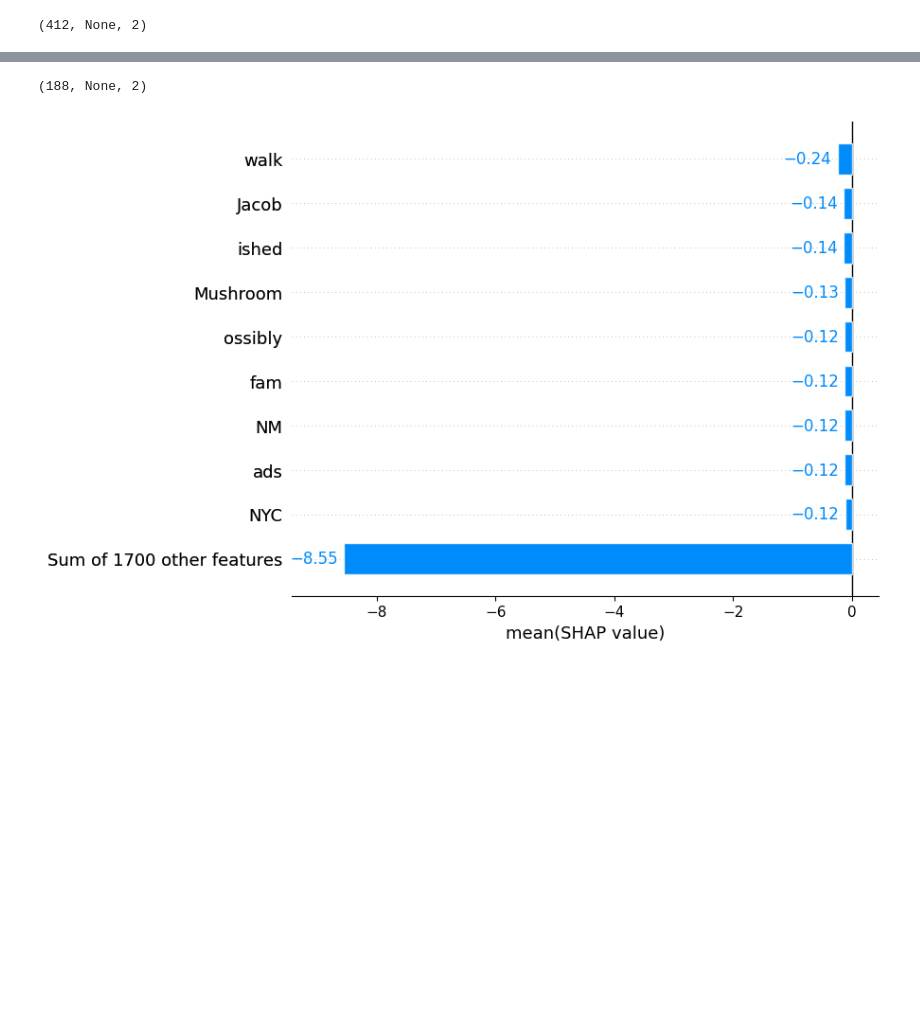
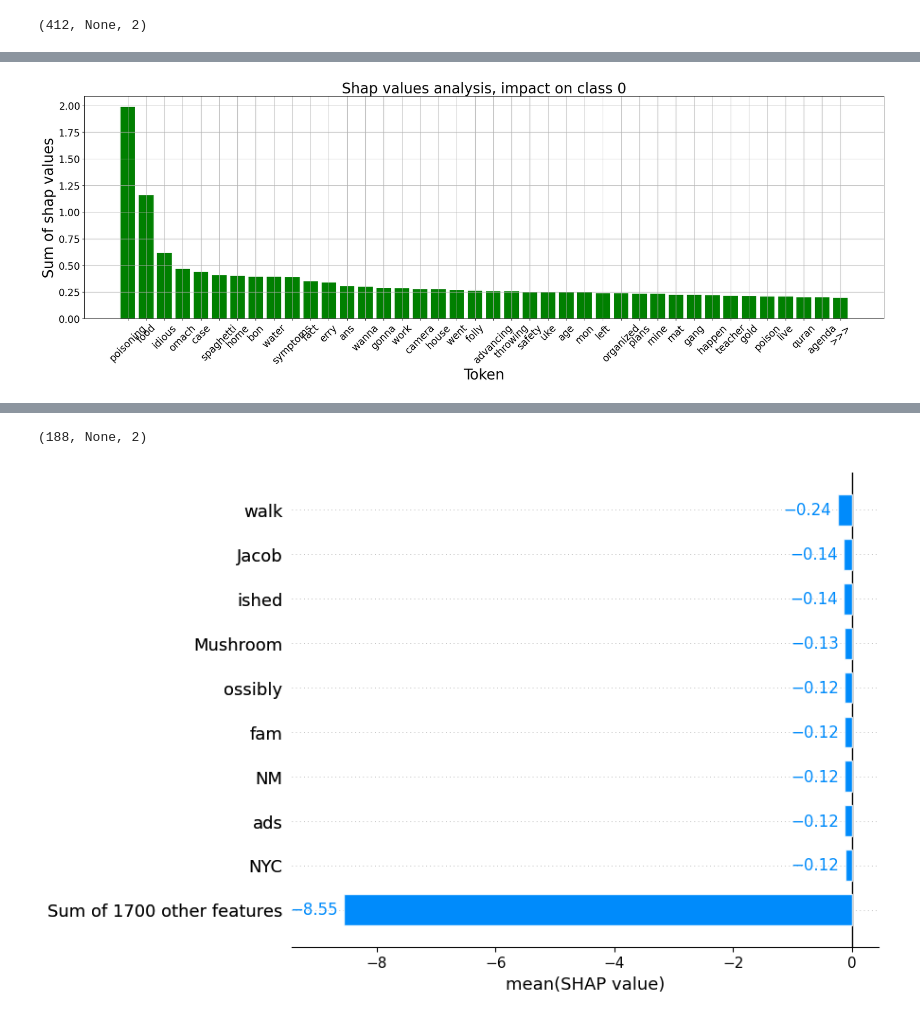
Before and after one commit to auro736/food_risk_MS_thesis, a Jupyter notebook: tasks/shap_new.ipynb, the cells around one changed output, grey strips where cells are left out. Saved outputs shown, nothing was run; the diff lists cells and outputs as text; code cells hidden in the pictures; blank space fills up the shorter version.

```diff
--- a/tasks/shap_new.ipynb
+++ b/tasks/shap_new.ipynb
@@ -124,0 +206,13 @@ shap.plots.bar(shap_values[:,:,1].sum(0),  order=shap.Explanation.argsort)
+# %%
+plt.figure(figsize=(25,7))
+plt.bar(range(len(to_plot_neg)), list(to_plot_neg.values()), tick_label=list(to_plot_neg.keys()), color = 'green')
+plt.xticks(fontsize=17, rotation = 45)
+plt.yticks(fontsize=17)
+plt.title('Shap values analysis, impact on class 0', fontsize = 25)
+plt.xlabel('Token', fontsize = 25)
+plt.ylabel('Sum of shap values', fontsize = 25)
+plt.grid()
+# plt.savefig('/home/cc/rora_tesi_new/log/log_TRC/twitter-roberta-large-2022-154m/bertweet-seq/20_epoch/data/True_weight/42_seed/shap/shap_pred_1.png',bbox_inches='tight')
+plt.show()
+# %% [output]
+[figure, added]
```
Also changed, not shown: parts of 15 cells of this notebook.
